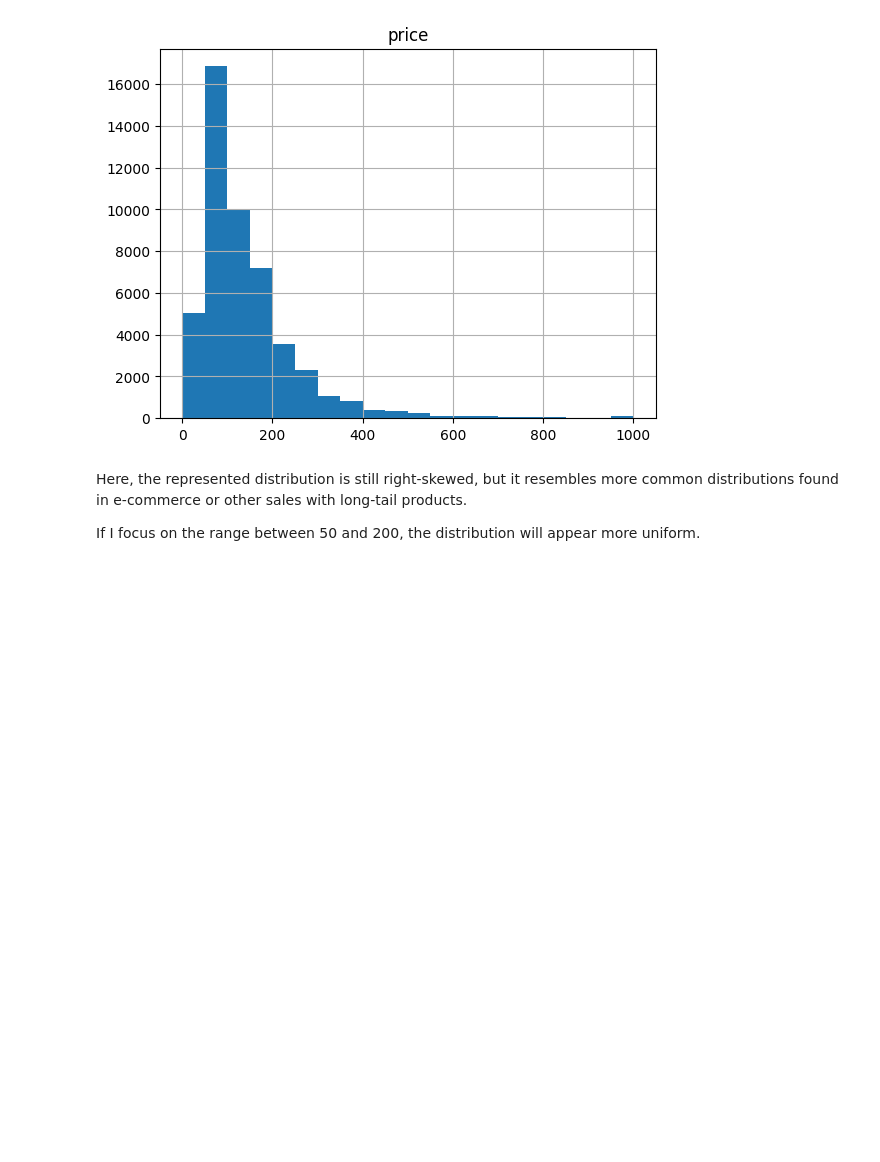
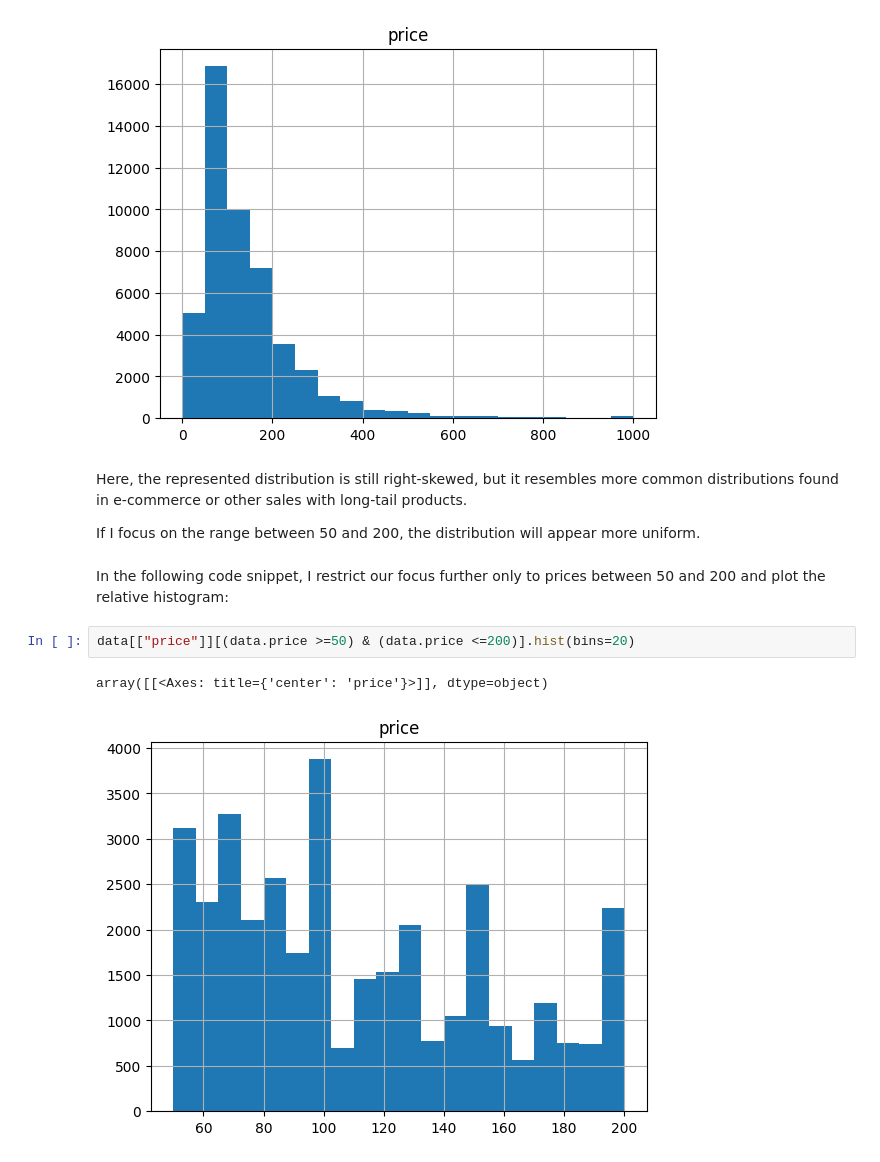
Before and after one commit to jeremysb1/xgboost, a Jupyter notebook: AB_NYC.ipynb, the cells around one changed output. Drawn from its saved outputs; the diff is of its cells as text; blank space fills up the shorter version.

Commit message:
added histogram of price between 50-200

```diff
--- a/AB_NYC.ipynb
+++ b/AB_NYC.ipynb
@@ -82,3 +82,10 @@ array([[<Axes: title={'center': 'price'}>]], dtype=object)
 Here, the represented distribution is still right-skewed, but it resembles more common distributions found in e-commerce or other sales with long-tail products.
 
 If I focus on the range between 50 and 200, the distribution will appear more uniform.
+# %% [markdown]
+In the following code snippet, I restrict our focus further only to prices between 50 and 200 and plot the relative histogram:
+# %%
+data[["price"]][(data.price >=50) & (data.price <=200)].hist(bins=20)
+# %% [output]
+array([[<Axes: title={'center': 'price'}>]], dtype=object)
+[figure, added]
```
